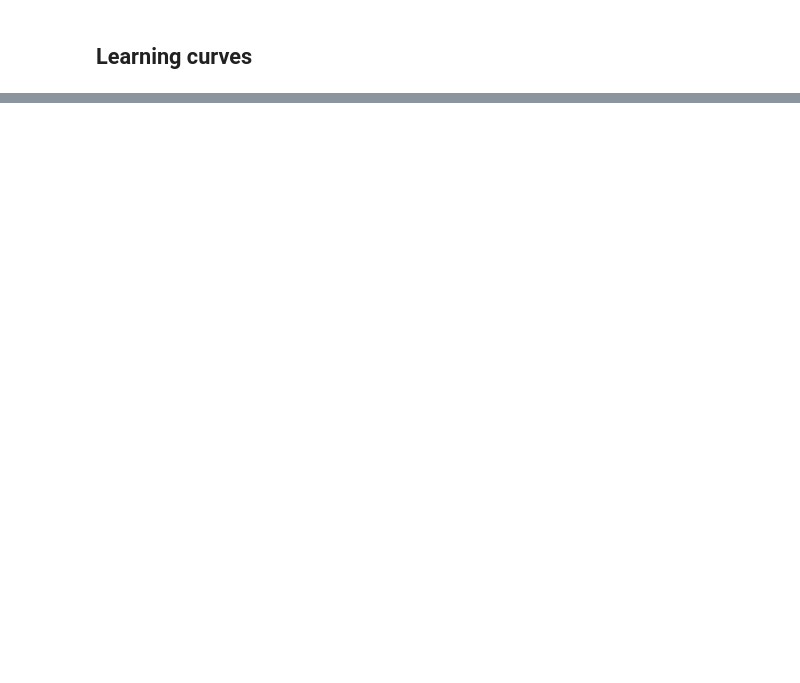
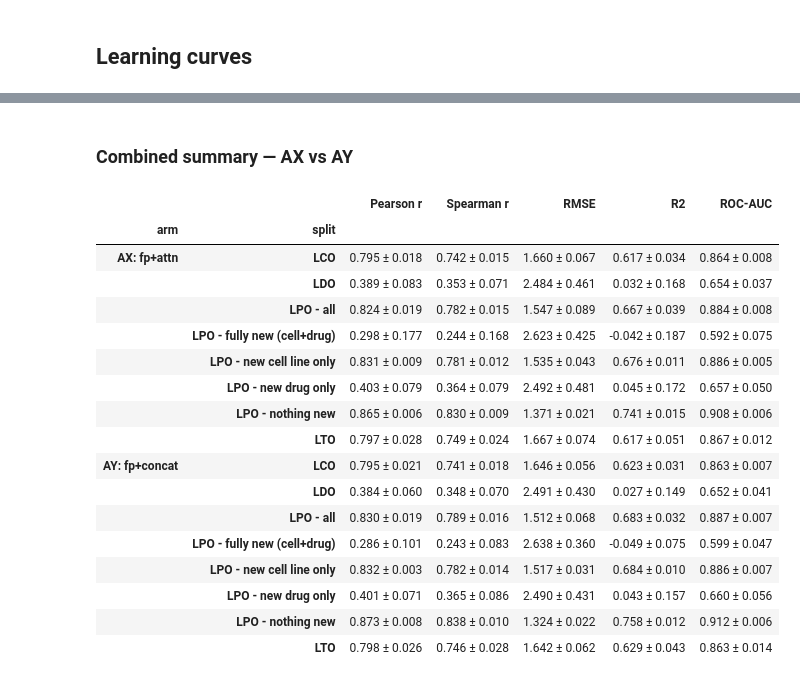
Before and after one commit to fshokor/multiomics-drug-response, a Jupyter notebook: notebooks/13_cross_attention.ipynb, the cells around one changed output, grey strips where cells are left out. Saved outputs shown, nothing was run; the diff lists cells and outputs as text; code cells hidden in the pictures; blank space fills up the shorter version.

```diff
--- a/notebooks/13_cross_attention.ipynb
+++ b/notebooks/13_cross_attention.ipynb
@@ -1168,0 +1179,18 @@ plot_learning_curves(histories, metric='loss')
+# %%
+# AX: fp+attn — all folds
+ax_fold_results = []
+
+for fold_idx in range(5):
+    print(f'\n--- Fold {fold_idx} | AX: fp+attn ---')
+    def make_ax(rna_dim, protein_dim):
+        return CrossAttentionDRP(
+            rna_dim=rna_dim, protein_dim=protein_dim,
+            drug_modality='fp', drug_integration='attn',
+        )
+    fold_df = run_one_fold_fp(fold_idx, make_ax, 'AX', 'ax_fp_attn')
+    ax_fold_results.append(fold_df)
+
+ax_all_folds = pd.concat(ax_fold_results, ignore_index=True)
+ax_all_folds.to_csv(RESULTS_DIR / 'ax_fp_attn_all_folds.csv', index=False)
+print('\nAX: fp+attn summary:')
+display(summarise_folds(ax_all_folds))
@@ -1168,0 +1212,41 @@ plot_learning_curves(histories, metric='loss')
+# %% [markdown]
+### Combined summary — AX vs AY
+# %%
+# Combined summary — AX vs AY across all folds
+ay_all_folds['arm'] = 'AY: fp+concat'
+ax_all_folds['arm'] = 'AX: fp+attn'
+
+all_folds_combined = pd.concat([ay_all_folds, ax_all_folds], ignore_index=True)
+all_folds_combined.to_csv(RESULTS_DIR / 'fp_variants_all_folds.csv', index=False)
+
+
+def mean_std_str(s: pd.Series) -> str:
+    return f"{s.mean():.3f} ± {s.std():.3f}"
+summary = (
+    all_folds_combined
+    .groupby(['arm', 'split'])[["Pearson r", "Spearman r", "RMSE", "R2", "ROC-AUC"]]
+    .agg(mean_std_str)
+    .round(4)
+    .rename(columns={'mean': 'mean', 'std': 'std'})
+)
+
+display(summary)
+# %% [output]
+|  |  | Pearson r | Spearman r | RMSE | R2 | ROC-AUC |
+| arm | split |  |  |  |  |  |
+| AX: fp+attn | LCO | 0.795 ± 0.018 | 0.742 ± 0.015 | 1.660 ± 0.067 | 0.617 ± 0.034 | 0.864 ± 0.008 |
+|  | LDO | 0.389 ± 0.083 | 0.353 ± 0.071 | 2.484 ± 0.461 | 0.032 ± 0.168 | 0.654 ± 0.037 |
+|  | LPO - all | 0.824 ± 0.019 | 0.782 ± 0.015 | 1.547 ± 0.089 | 0.667 ± 0.039 | 0.884 ± 0.008 |
+|  | LPO - fully new (cell+drug) | 0.298 ± 0.177 | 0.244 ± 0.168 | 2.623 ± 0.425 | -0.042 ± 0.187 | 0.592 ± 0.075 |
+|  | LPO - new cell line only | 0.831 ± 0.009 | 0.781 ± 0.012 | 1.535 ± 0.043 | 0.676 ± 0.011 | 0.886 ± 0.005 |
+|  | LPO - new drug only | 0.403 ± 0.079 | 0.364 ± 0.079 | 2.492 ± 0.481 | 0.045 ± 0.172 | 0.657 ± 0.050 |
+|  | LPO - nothing new | 0.865 ± 0.006 | 0.830 ± 0.009 | 1.371 ± 0.021 | 0.741 ± 0.015 | 0.908 ± 0.006 |
+|  | LTO | 0.797 ± 0.028 | 0.749 ± 0.024 | 1.667 ± 0.074 | 0.617 ± 0.051 | 0.867 ± 0.012 |
+| AY: fp+concat | LCO | 0.795 ± 0.021 | 0.741 ± 0.018 | 1.646 ± 0.056 | 0.623 ± 0.031 | 0.863 ± 0.007 |
+|  | LDO | 0.384 ± 0.060 | 0.348 ± 0.070 | 2.491 ± 0.430 | 0.027 ± 0.149 | 0.652 ± 0.041 |
+|  | LPO - all | 0.830 ± 0.019 | 0.789 ± 0.016 | 1.512 ± 0.068 | 0.683 ± 0.032 | 0.887 ± 0.007 |
+|  | LPO - fully new (cell+drug) | 0.286 ± 0.101 | 0.243 ± 0.083 | 2.638 ± 0.360 | -0.049 ± 0.075 | 0.599 ± 0.047 |
+|  | LPO - new cell line only | 0.832 ± 0.003 | 0.782 ± 0.014 | 1.517 ± 0.031 | 0.684 ± 0.010 | 0.886 ± 0.007 |
+|  | LPO - new drug only | 0.401 ± 0.071 | 0.365 ± 0.086 | 2.490 ± 0.431 | 0.043 ± 0.157 | 0.660 ± 0.056 |
+|  | LPO - nothing new | 0.873 ± 0.008 | 0.838 ± 0.010 | 1.324 ± 0.022 | 0.758 ± 0.012 | 0.912 ± 0.006 |
+|  | LTO | 0.798 ± 0.026 | 0.746 ± 0.028 | 1.642 ± 0.062 | 0.629 ± 0.043 | 0.863 ± 0.014 |
```
Also changed, not shown: parts of 25 cells of this notebook, 1 other file.
